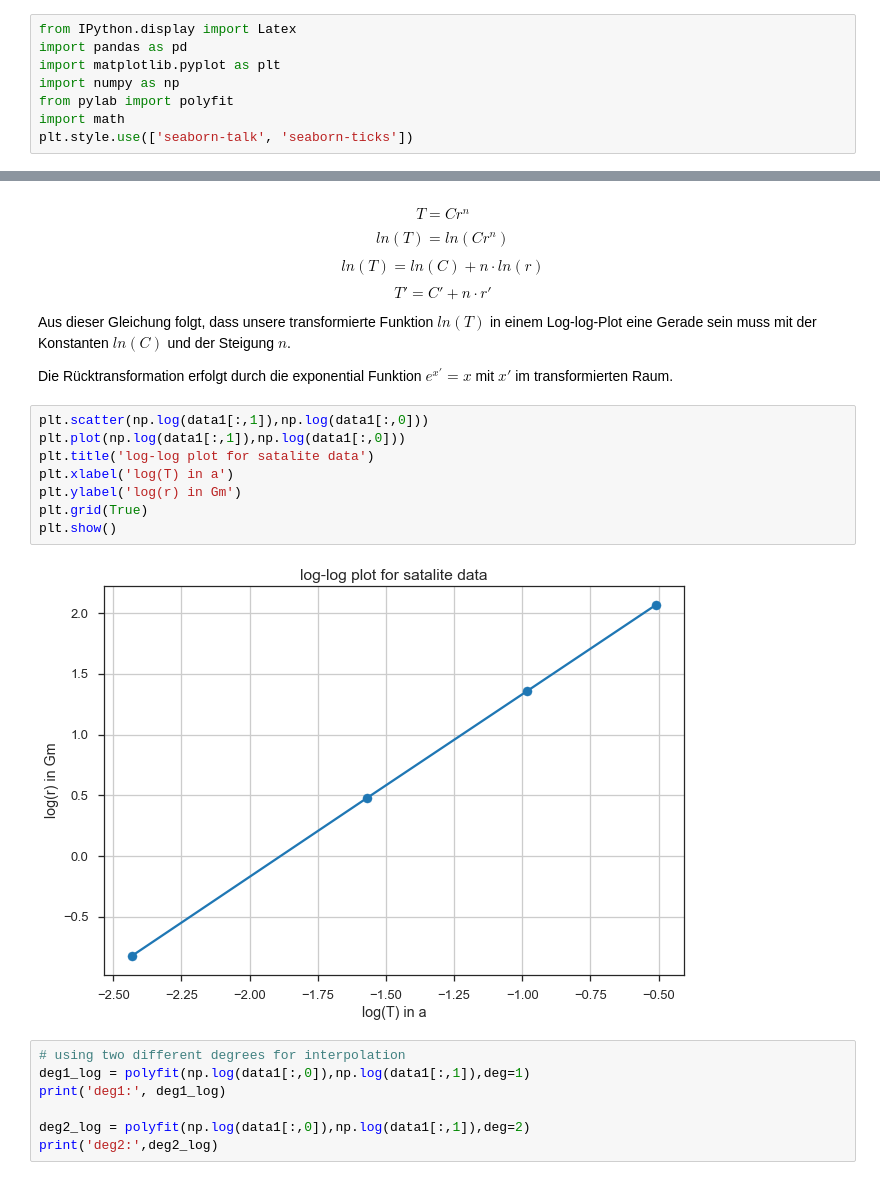
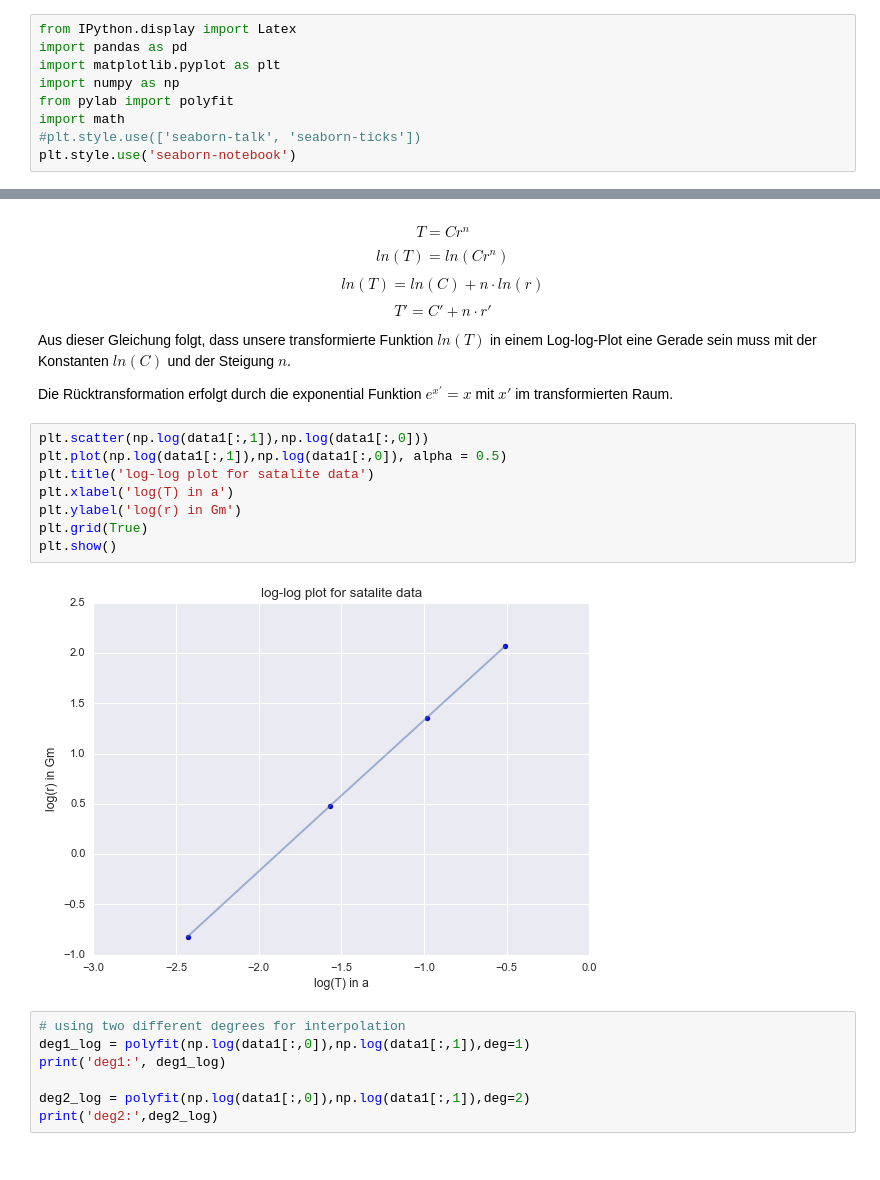
Before and after one commit to EkaterinaKasina/modellbildung_simulation, a Jupyter notebook: Blatt2/Abgabe2.ipynb, the cells around one changed output, grey strips where cells are left out. Saved outputs shown, nothing was run; the diff lists cells and outputs as text.

```diff
--- a/Blatt2/Abgabe2.ipynb
+++ b/Blatt2/Abgabe2.ipynb
@@ -5,4 +5,5 @@ import matplotlib.pyplot as plt
 import numpy as np
 from pylab import polyfit
 import math
-plt.style.use(['seaborn-talk', 'seaborn-ticks'])
+#plt.style.use(['seaborn-talk', 'seaborn-ticks'])
+plt.style.use('seaborn-notebook')
@@ -57,14 +78,14 @@ Aus dieser Gleichung folgt, dass unsere transformierte Funktion $ln(T)$ in einem
 Die Rücktransformation erfolgt durch die exponential Funktion $e^{x'} = x$ mit $x'$ im transformierten Raum.
 # %%
 plt.scatter(np.log(data1[:,1]),np.log(data1[:,0]))
-plt.plot(np.log(data1[:,1]),np.log(data1[:,0]))
+plt.plot(np.log(data1[:,1]),np.log(data1[:,0]), alpha = 0.5)
 plt.title('log-log plot for satalite data')
 plt.xlabel('log(T) in a')
 plt.ylabel('log(r) in Gm')
 plt.grid(True)
 plt.show()
 # %% [output]
-[figure, old version]
+[figure, new version]
 # %%
 # using two different degrees for interpolation
 deg1_log = polyfit(np.log(data1[:,0]),np.log(data1[:,1]),deg=1)
```
Also changed, not shown: parts of 15 cells of this notebook, 1 other file.
